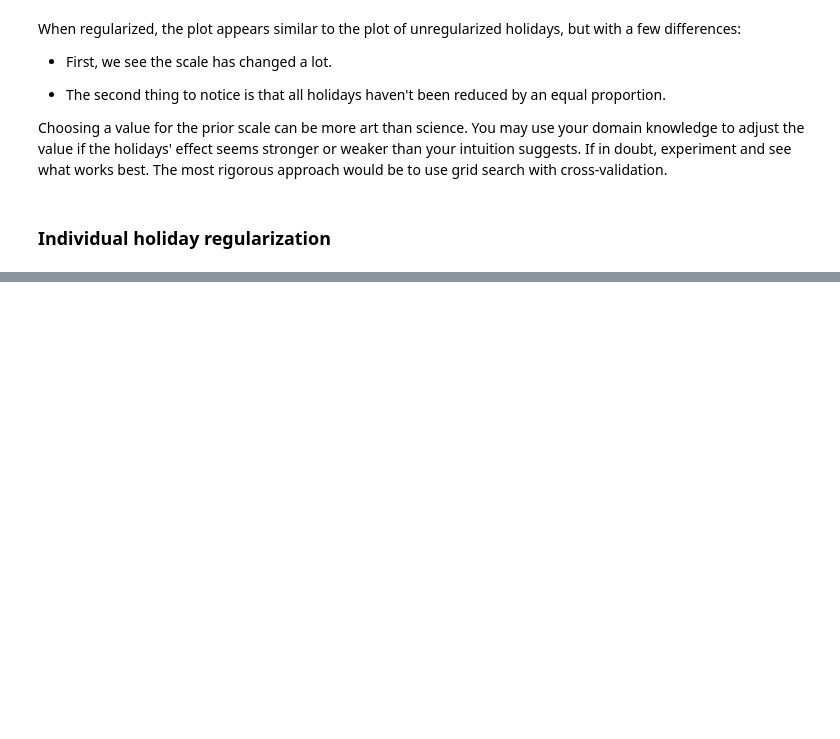
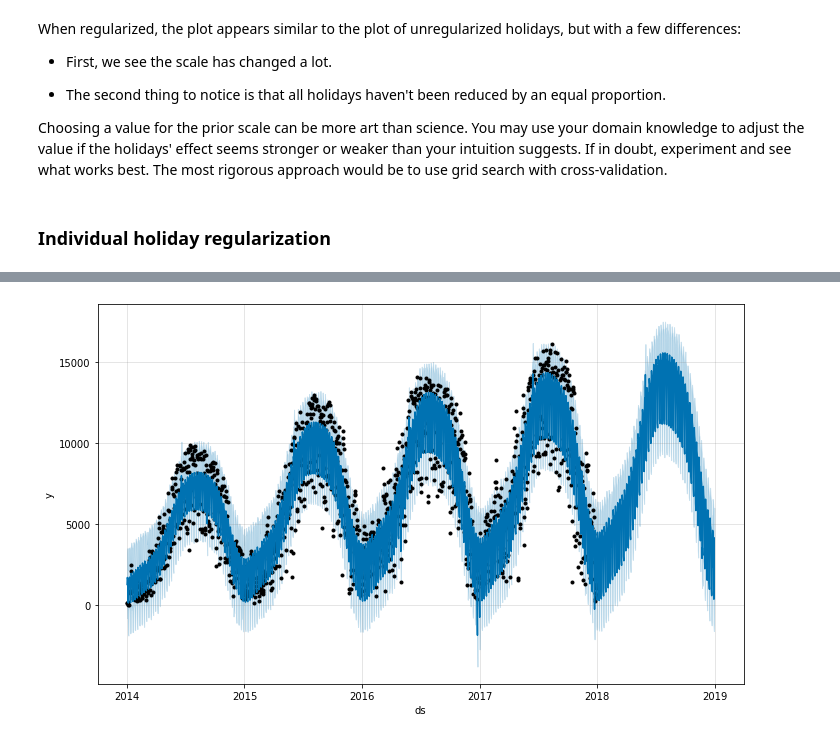
Before and after one commit to caiosainvallio/time-series, a Jupyter notebook: prophet/04_holidays.ipynb, the cells around one changed output, grey strips where cells are left out. Drawn from its saved outputs; the diff is of its cells as text; code cells hidden in the pictures; blank space fills up the shorter version.

Commit message:
holidays

```diff
--- a/prophet/04_holidays.ipynb
+++ b/prophet/04_holidays.ipynb
@@ -291,0 +322,18 @@ rigorous approach would be to use grid search with cross-validation.
+# %%
+taste_of_chicago = \
+pd.DataFrame({'holiday': 'Taste of Chicago',
+              'ds': pd.to_datetime(['2014-07-09',
+                                    '2015-07-08',
+                                    '2016-07-06',
+                                    '2017-07-05',
+                                    '2018-07-11']),
+              'lower_window': 0,
+              'upper_window': 4,
+              'prior_scale': 0.1})
+# %%
+holidays = pd.concat([holidays,
+                      black_friday,
+                      christmas_eve,
+                      taste_of_chicago]
+                    ).sort_values('ds')\
+                     .reset_index(drop=True)
@@ -291,0 +360,6 @@ rigorous approach would be to use grid search with cross-validation.
+# %%
+model = Prophet(seasonality_mode='multiplicative',
+                yearly_seasonality=4,
+                holidays=holidays,
+                holidays_prior_scale=10)
+model.fit(df)
@@ -291,0 +382,8 @@ rigorous approach would be to use grid search with cross-validation.
+# %%
+future = model.make_future_dataframe(periods=365)
+forecast = model.predict(future)
+# %%
+fig = model.plot(forecast)
+plt.show()
+# %% [output]
+[figure, added]
```
Also changed, not shown: parts of 6 cells of this notebook.
